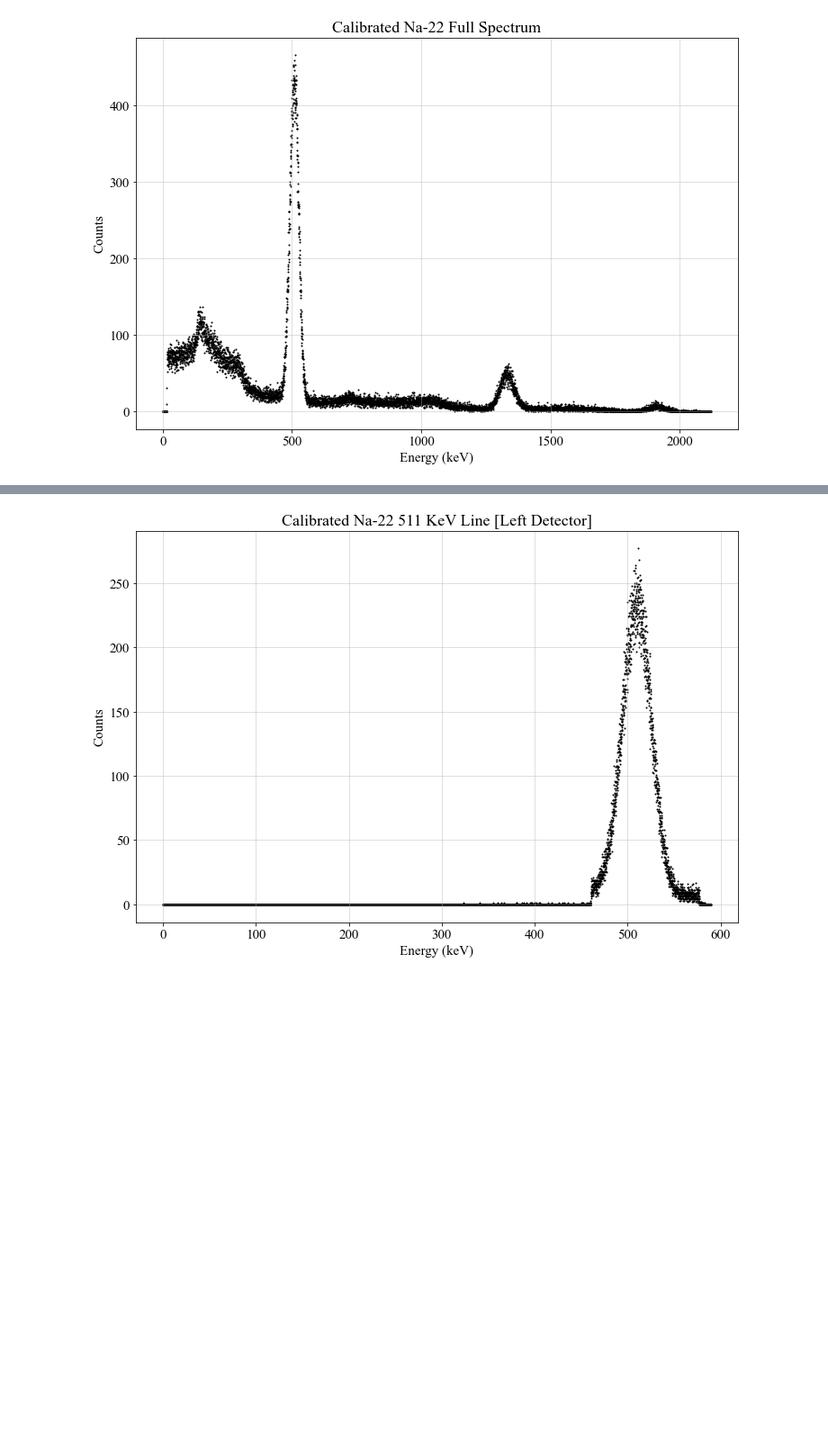
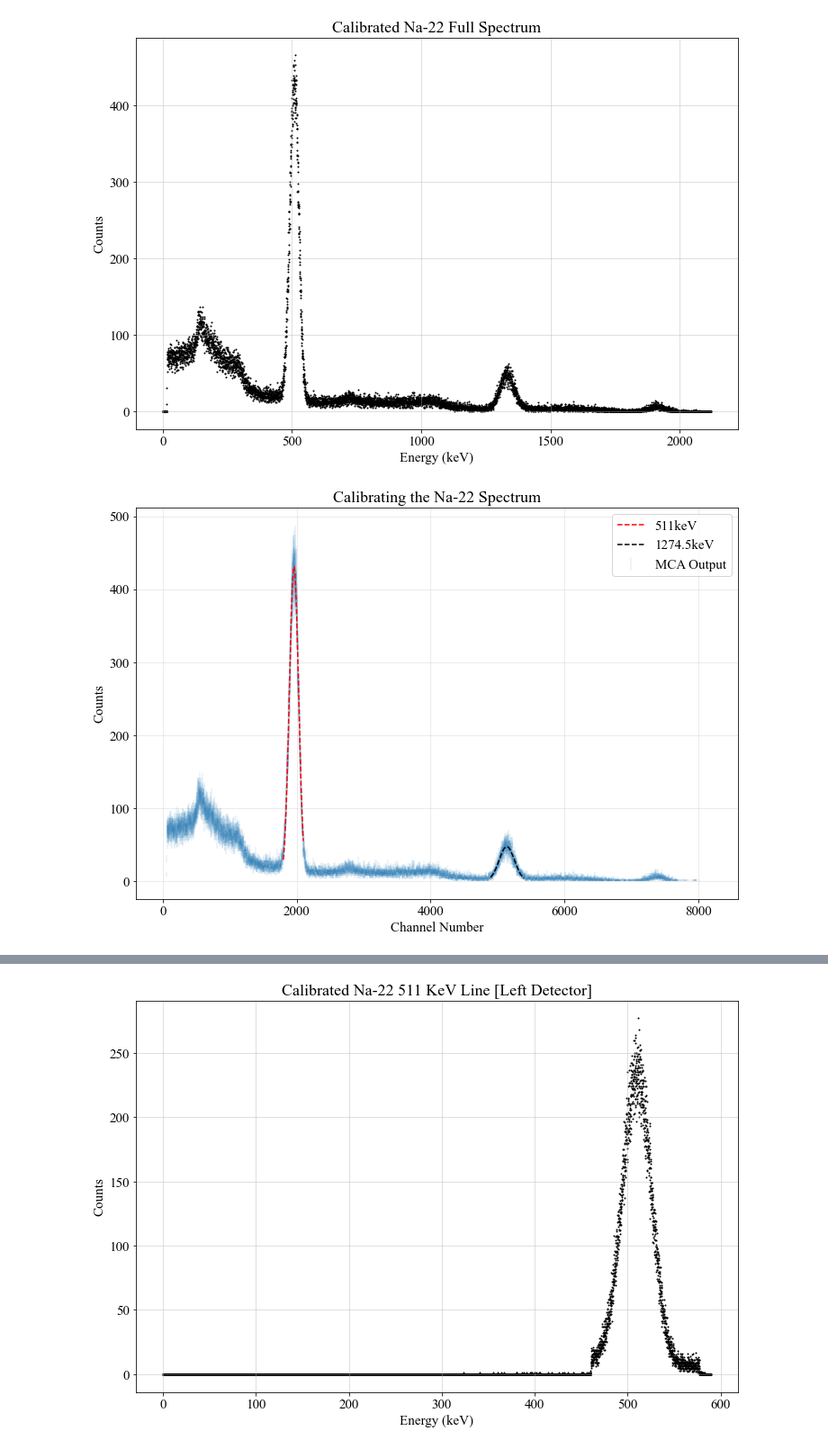
Before and after one commit to krtktwri/NuclearLifetimeMeasurement, a Jupyter notebook: calibrated_plots.ipynb, the cells around one changed output, grey strips where cells are left out. Shown: that part at 90% size. Saved outputs shown, nothing was run; the diff lists cells and outputs as text; code cells hidden in the pictures; blank space fills up the shorter version.

```diff
--- a/calibrated_plots.ipynb
+++ b/calibrated_plots.ipynb
@@ -9,3 +9,30 @@ plt.title("Calibrated Na-22 Full Spectrum")
 plot_MCA('left_Na_1', True, 511)
 # %% [output]
 [figure]
+# %%
+X, Y = pad_counts('left_Na_1')
+# plt.scatter(X, Y, s=0.3, alpha=0.05, label='MCA Output')
+plt.errorbar(X, Y, yerr=np.sqrt(Y), fmt='none', alpha=0.1, label='MCA Output')
+# fitting gaussians on each peak
+# first peak
+x1 = X[1800:2100]
+y1 = Y[1800:2100]
+x0 = x1[np.argmax(y1)]
+popt1, pcov1 = curve_fit(gaussian, x1, y1, p0=[1, x0, 1])
+plt.plot(x1, gaussian(x1, *popt1), 'r--', label='511keV')
+
+# second peak
+y2 = Y[4900:5400]
+x2 = X[4900:5400]
+x0 = x2[np.argmax(y2)]
+popt2, pcov2 = curve_fit(gaussian, x2, y2, p0=[1, x0, 1])
+plt.plot(x2, gaussian(x2, *popt2), 'k--', label='1274.5keV')
+
+plt.legend()
+plt.xlabel('Channel Number')
+plt.ylabel('Counts')
+plt.title('Calibrating the Na-22 Spectrum')
+plt.grid(alpha=0.3)
+plt.savefig('fig/others/IdentifyingNaCalibrationPeaks.png', dpi=300)
+# %% [output]
+[figure, added]
```
Also changed, not shown: parts of 11 cells of this notebook, 22 other files.
